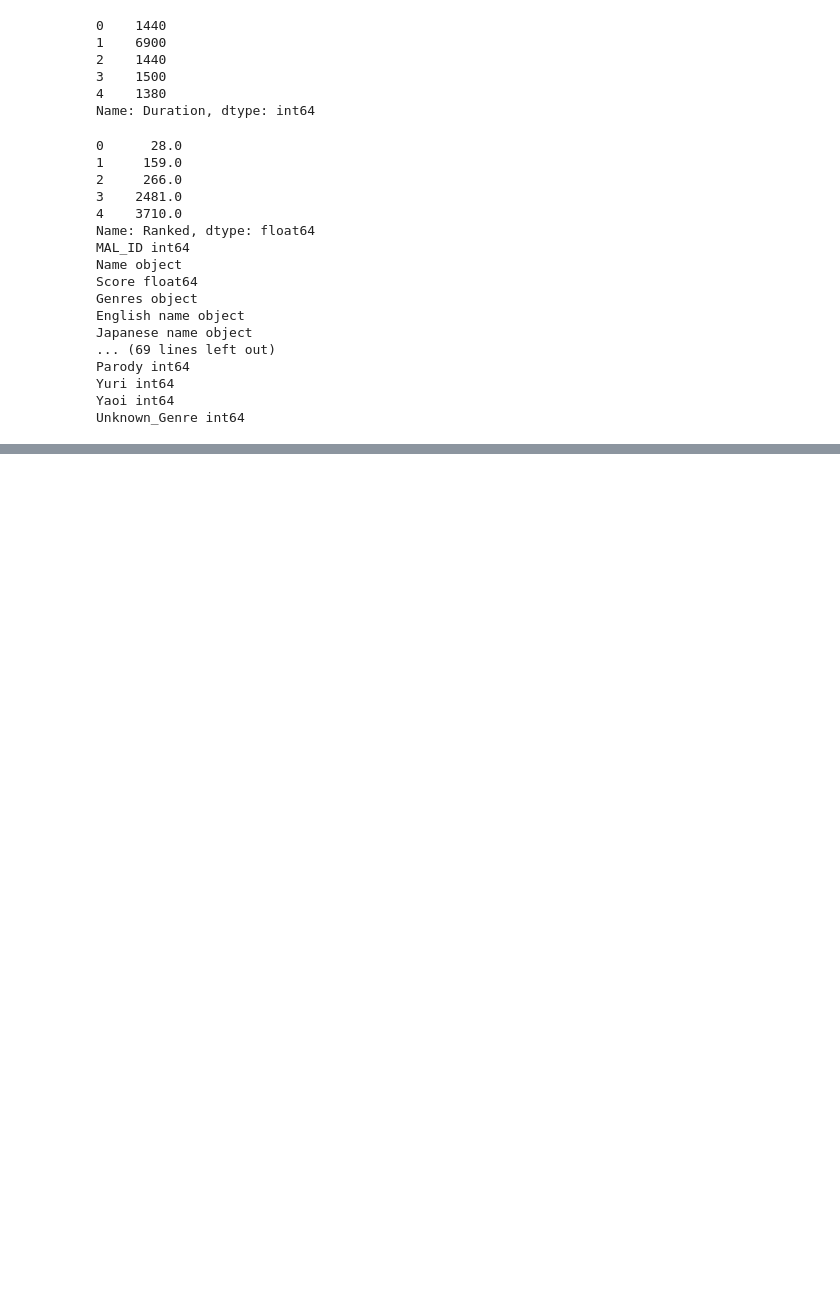
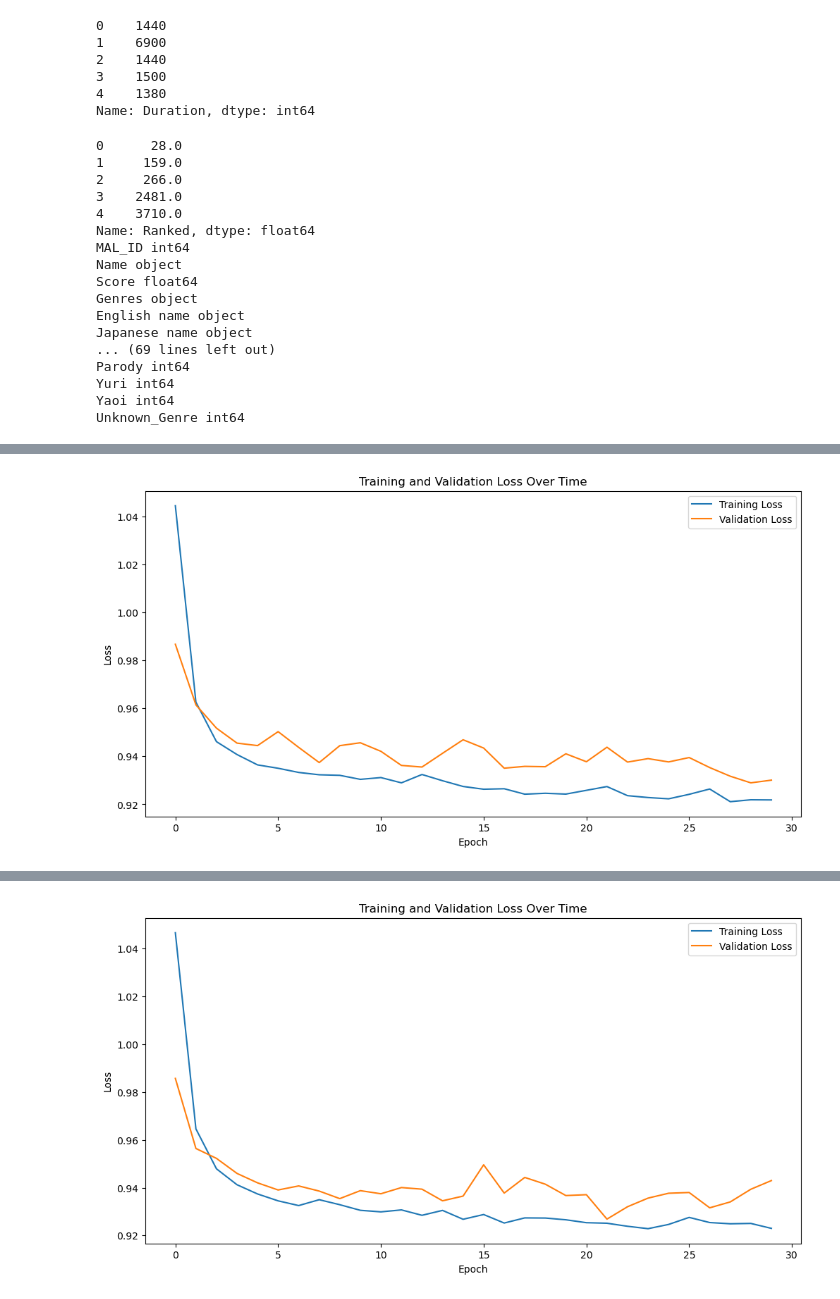
Before and after one commit to AlFarabiDHK/Anime-Recommender, a Jupyter notebook: mal.ipynb, the cells around one changed output, grey strips where cells are left out. Cells and saved outputs as stored; diff of their text form; code cells hidden in the pictures; blank space fills up the shorter version.

```diff
--- a/mal.ipynb
+++ b/mal.ipynb
@@ -494,0 +702,13 @@ Mean Absolute Error: 0.4633416326225825
+# %%
+# Evaluate the model
+loss, accuracy = model.evaluate(X_test, y_test)
+print(f'Test accuracy: {accuracy}')
+
+# Predict the probabilities
+y_pred_prob = model.predict(X_test)
+
+# Convert probabilities into classes
+y_pred = (y_pred_prob > 0.5).astype("int32")
+
+# Print the classification report
+print(classification_report(y_test, y_pred))
@@ -494,0 +739,53 @@ Mean Absolute Error: 0.4633416326225825
+# %%
+from sklearn.model_selection import StratifiedKFold
+
+# Define the K-fold Cross Validator
+kfold = StratifiedKFold(n_splits=5, shuffle=True)
+
+# K-fold Cross Validation model evaluation
+fold_no = 1
+accuracies = []
+for train, test in kfold.split(X, y):
+
+  # Split the data into training, validation, and test sets
+  X_train, X_temp, y_train, y_temp = train_test_split(X, y, test_size=0.3, random_state=42)  # 70% for training
+  X_val, X_test, y_val, y_test = train_test_split(X_temp, y_temp, test_size=0.5, random_state=42)  # 15% for validation, 15% for testing
+
+  # Normalize the feature data
+  scaler = StandardScaler()
+  X_train = scaler.fit_transform(X_train)
+  X_val = scaler.transform(X_val)
+  X_test = scaler.transform(X_test)
+
+  # Define the model
+  model = tf.keras.models.Sequential([
+      tf.keras.layers.Dense(128, activation='tanh', kernel_regularizer=regularizers.l2(0.002), input_shape=(X_train.shape[1],)),
+      tf.keras.layers.Dense(1, activation='sigmoid')
+  ])
+
+  # Compile the model
+  model.compile(loss='categorical_hinge', optimizer='nadam', metrics=['accuracy'])
+
+  # Generate a print
+  print('------------------------------------------------------------------------')
+  print(f'Training for fold {fold_no} ...')
+
+  # Fit data to model
+  history = model.fit(X_train, y_train, epochs=30, batch_size=16, validation_data=(X_val, y_val), verbose=1)
+
+  # Calculate the accuracy
+  loss, accuracy = model.evaluate(X_test, y_test)
+  accuracies.append(accuracy)
+
+  plt.figure(figsize=(12, 6))
+  plt.plot(history.history['loss'], label='Training Loss')
+  plt.plot(history.history['val_loss'], label='Validation Loss')
+  plt.title('Training and Validation Loss Over Time')
+  plt.xlabel('Epoch')
+  plt.ylabel('Loss')
+  plt.legend()
+  plt.show()
+
+  # Increase fold number
+  fold_no = fold_no + 1
+# %% [output]
@@ -494,0 +809 @@ Mean Absolute Error: 0.4633416326225825
+[figure, added]
@@ -494,0 +827 @@ Mean Absolute Error: 0.4633416326225825
+[figure, added]
```
Also changed, not shown: parts of 25 cells of this notebook.
